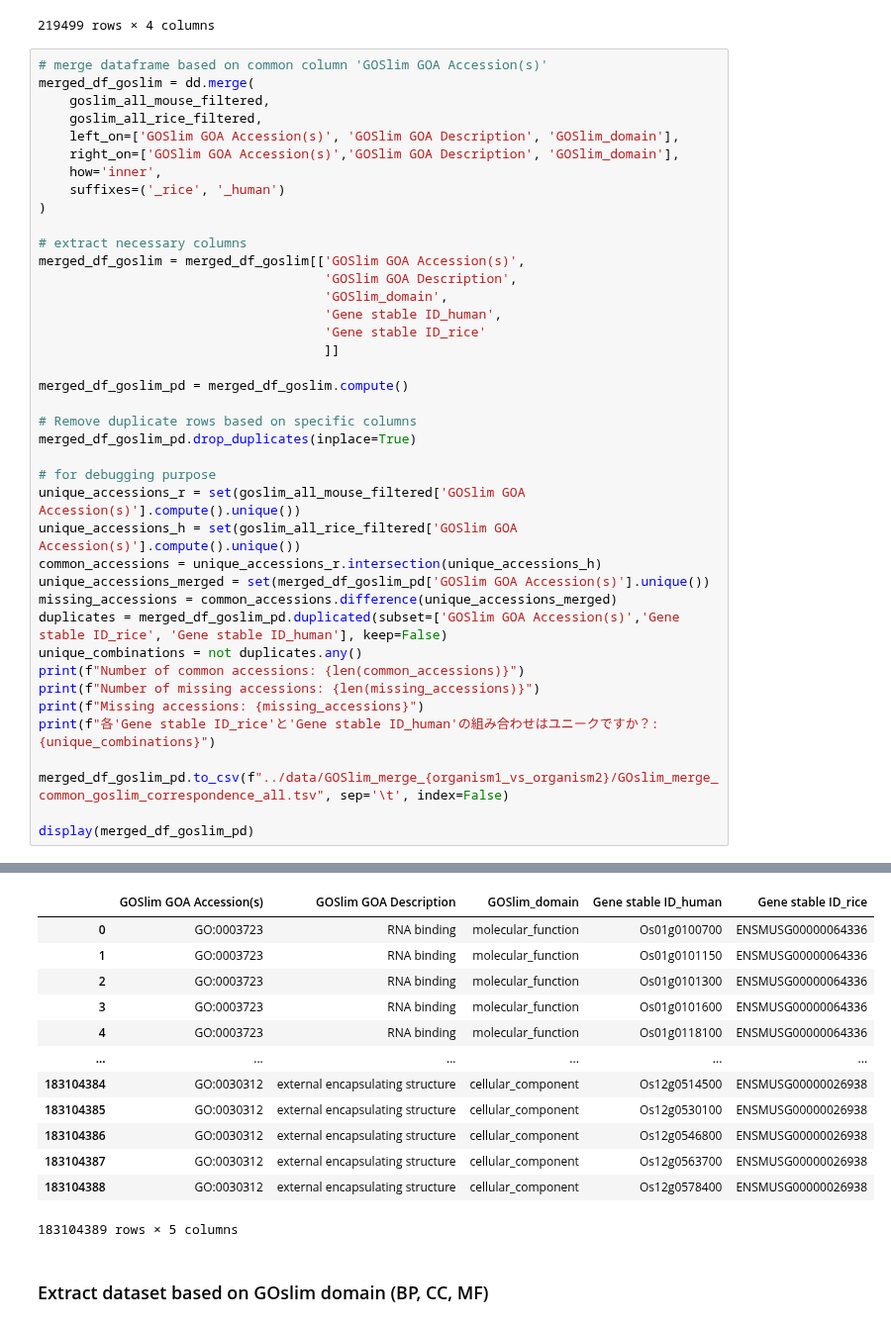
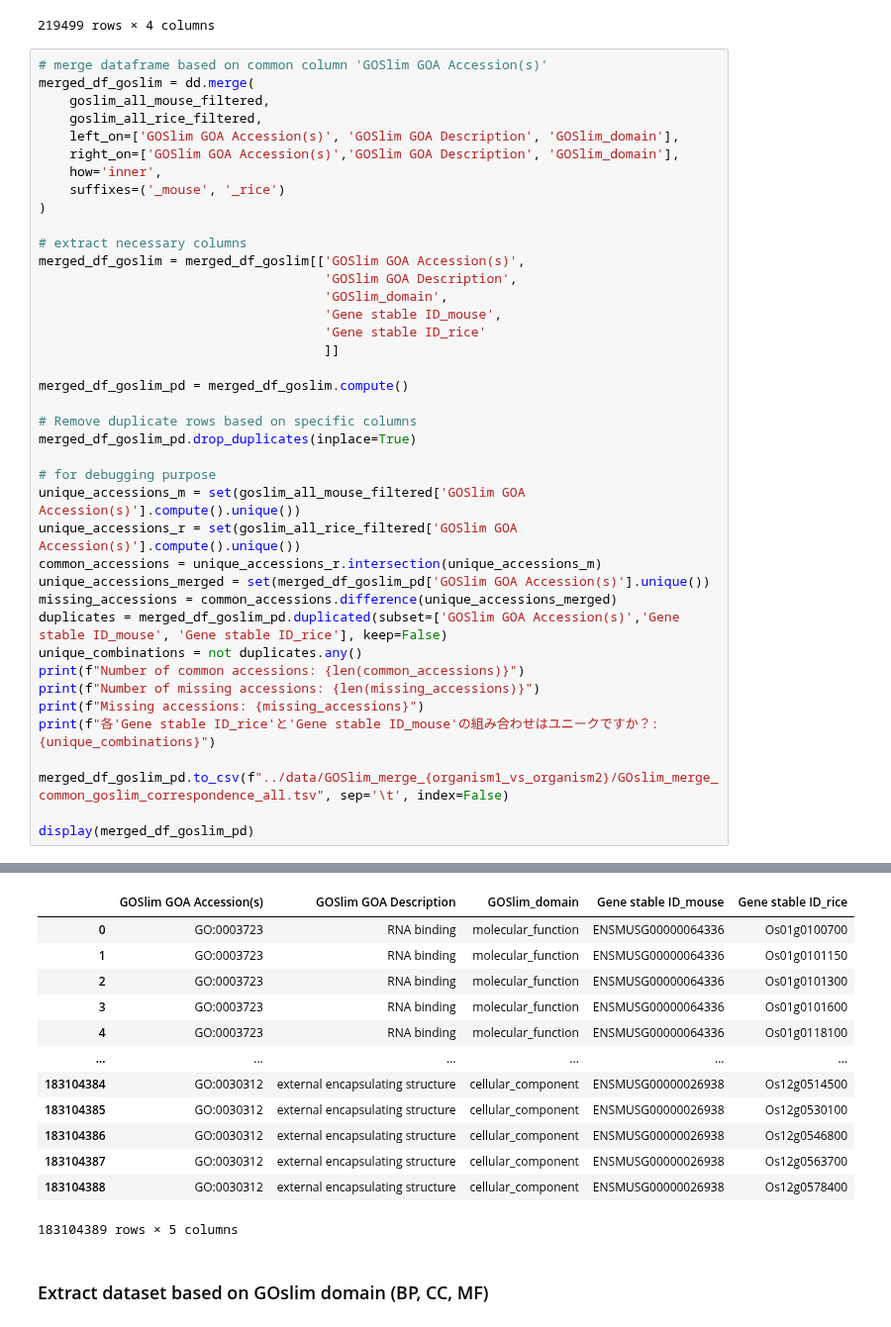
Before and after one commit to yonezawa-sora/pycircos_comaparative_species, a Jupyter notebook: data_preprocessing/2_GOSlim_combined_all_MR.ipynb, the cells around one changed output, grey strips where cells are left out. Shown at 99% size. Drawn from its saved outputs; the diff is of its cells as text.

Commit message:
Mouse vs rice

```diff
--- a/data_preprocessing/2_GOSlim_combined_all_MR.ipynb
+++ b/data_preprocessing/2_GOSlim_combined_all_MR.ipynb
@@ -55,14 +55,14 @@ merged_df_goslim = dd.merge(
     left_on=['GOSlim GOA Accession(s)', 'GOSlim GOA Description', 'GOSlim_domain'],
     right_on=['GOSlim GOA Accession(s)','GOSlim GOA Description', 'GOSlim_domain'],
     how='inner',
-    suffixes=('_rice', '_human')
+    suffixes=('_mouse', '_rice')
 )
 
 # extract necessary columns
 merged_df_goslim = merged_df_goslim[['GOSlim GOA Accession(s)',
                                      'GOSlim GOA Description',
                                      'GOSlim_domain',
-                                     'Gene stable ID_human',
+                                     'Gene stable ID_mouse',
                                      'Gene stable ID_rice'
                                      ]]
 
@@ -72,17 +72,17 @@ merged_df_goslim_pd = merged_df_goslim.compute()
 merged_df_goslim_pd.drop_duplicates(inplace=True)
 
 # for debugging purpose
-unique_accessions_r = set(goslim_all_mouse_filtered['GOSlim GOA Accession(s)'].compute().unique())
-unique_accessions_h = set(goslim_all_rice_filtered['GOSlim GOA Accession(s)'].compute().unique())
-common_accessions = unique_accessions_r.intersection(unique_accessions_h)
+unique_accessions_m = set(goslim_all_mouse_filtered['GOSlim GOA Accession(s)'].compute().unique())
+unique_accessions_r = set(goslim_all_rice_filtered['GOSlim GOA Accession(s)'].compute().unique())
+common_accessions = unique_accessions_r.intersection(unique_accessions_m)
 unique_accessions_merged = set(merged_df_goslim_pd['GOSlim GOA Accession(s)'].unique())
 missing_accessions = common_accessions.difference(unique_accessions_merged)
-duplicates = merged_df_goslim_pd.duplicated(subset=['GOSlim GOA Accession(s)','Gene stable ID_rice', 'Gene stable ID_human'], keep=False)
+duplicates = merged_df_goslim_pd.duplicated(subset=['GOSlim GOA Accession(s)','Gene stable ID_mouse', 'Gene stable ID_rice'], keep=False)
 unique_combinations = not duplicates.any()
 print(f"Number of common accessions: {len(common_accessions)}")
 print(f"Number of missing accessions: {len(missing_accessions)}")
 print(f"Missing accessions: {missing_accessions}")
-print(f"各'Gene stable ID_rice'と'Gene stable ID_human'の組み合わせはユニークですか？: {unique_combinations}")
+print(f"各'Gene stable ID_rice'と'Gene stable ID_mouse'の組み合わせはユニークですか？: {unique_combinations}")
 
 merged_df_goslim_pd.to_csv(f"../data/GOSlim_merge_{organism1_vs_organism2}/GOslim_merge_common_goslim_correspondence_all.tsv", sep='\t', index=False)
 
@@ -95,15 +95,15 @@ Missing accessions: set()
-|  | GOSlim GOA Accession(s) | GOSlim GOA Description | GOSlim_domain | Gene stable ID_human | Gene stable ID_rice |
-| 0 | GO:0003723 | RNA binding | molecular_function | Os01g0100700 | ENSMUSG00000064336 |
-| 1 | GO:0003723 | RNA binding | molecular_function | Os01g0101150 | ENSMUSG00000064336 |
-| 2 | GO:0003723 | RNA binding | molecular_function | Os01g0101300 | ENSMUSG00000064336 |
-| 3 | GO:0003723 | RNA binding | molecular_function | Os01g0101600 | ENSMUSG00000064336 |
-| 4 | GO:0003723 | RNA binding | molecular_function | Os01g0118100 | ENSMUSG00000064336 |
+|  | GOSlim GOA Accession(s) | GOSlim GOA Description | GOSlim_domain | Gene stable ID_mouse | Gene stable ID_rice |
+| 0 | GO:0003723 | RNA binding | molecular_function | ENSMUSG00000064336 | Os01g0100700 |
+| 1 | GO:0003723 | RNA binding | molecular_function | ENSMUSG00000064336 | Os01g0101150 |
+| 2 | GO:0003723 | RNA binding | molecular_function | ENSMUSG00000064336 | Os01g0101300 |
+| 3 | GO:0003723 | RNA binding | molecular_function | ENSMUSG00000064336 | Os01g0101600 |
+| 4 | GO:0003723 | RNA binding | molecular_function | ENSMUSG00000064336 | Os01g0118100 |
 | ... | ... | ... | ... | ... | ... |
-| 183104384 | GO:0030312 | external encapsulating structure | cellular_component | Os12g0514500 | ENSMUSG00000026938 |
-| 183104385 | GO:0030312 | external encapsulating structure | cellular_component | Os12g0530100 | ENSMUSG00000026938 |
-| 183104386 | GO:0030312 | external encapsulating structure | cellular_component | Os12g0546800 | ENSMUSG00000026938 |
-| 183104387 | GO:0030312 | external encapsulating structure | cellular_component | Os12g0563700 | ENSMUSG00000026938 |
-| 183104388 | GO:0030312 | external encapsulating structure | cellular_component | Os12g0578400 | ENSMUSG00000026938 |
+| 183104384 | GO:0030312 | external encapsulating structure | cellular_component | ENSMUSG00000026938 | Os12g0514500 |
+| 183104385 | GO:0030312 | external encapsulating structure | cellular_component | ENSMUSG00000026938 | Os12g0530100 |
+| 183104386 | GO:0030312 | external encapsulating structure | cellular_component | ENSMUSG00000026938 | Os12g0546800 |
+| 183104387 | GO:0030312 | external encapsulating structure | cellular_component | ENSMUSG00000026938 | Os12g0563700 |
+| 183104388 | GO:0030312 | external encapsulating structure | cellular_component | ENSMUSG00000026938 | Os12g0578400 |
 183104389 rows × 5 columns
 # %% [markdown]
 ### Extract dataset based on GOslim domain (BP, CC, MF)
```
Also changed, not shown: parts of 2 cells of this notebook, 4 other files.
